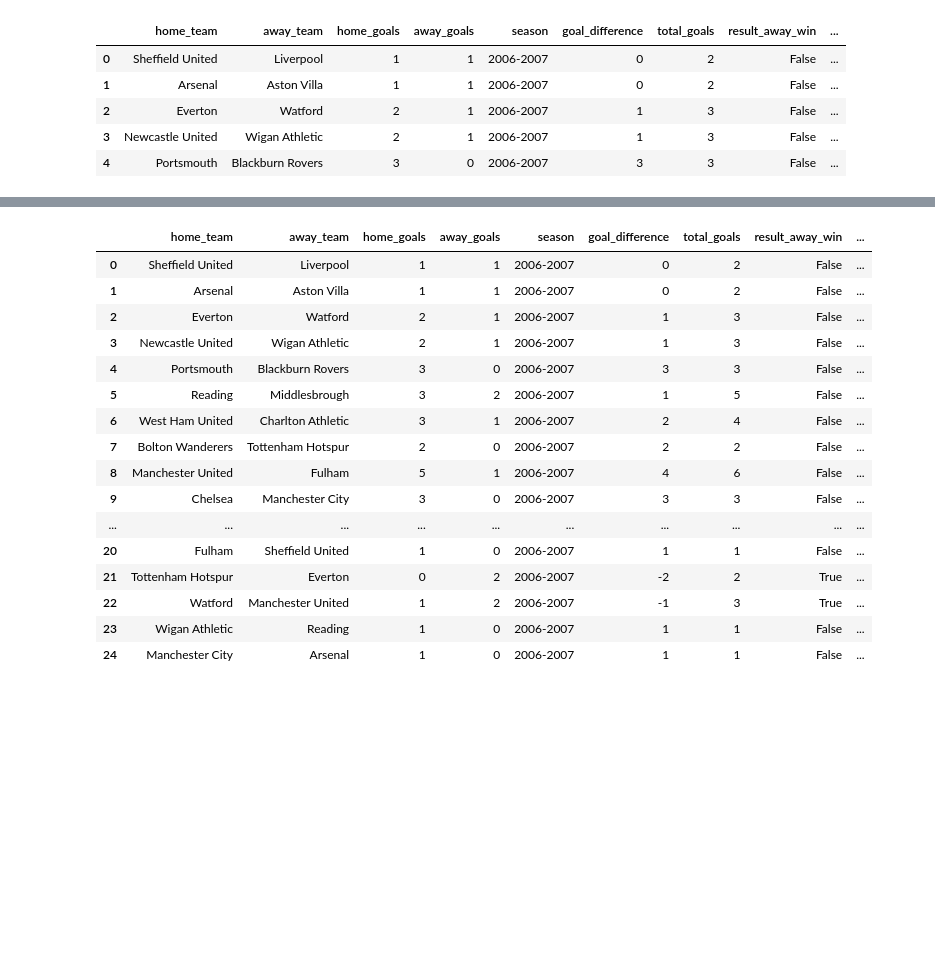
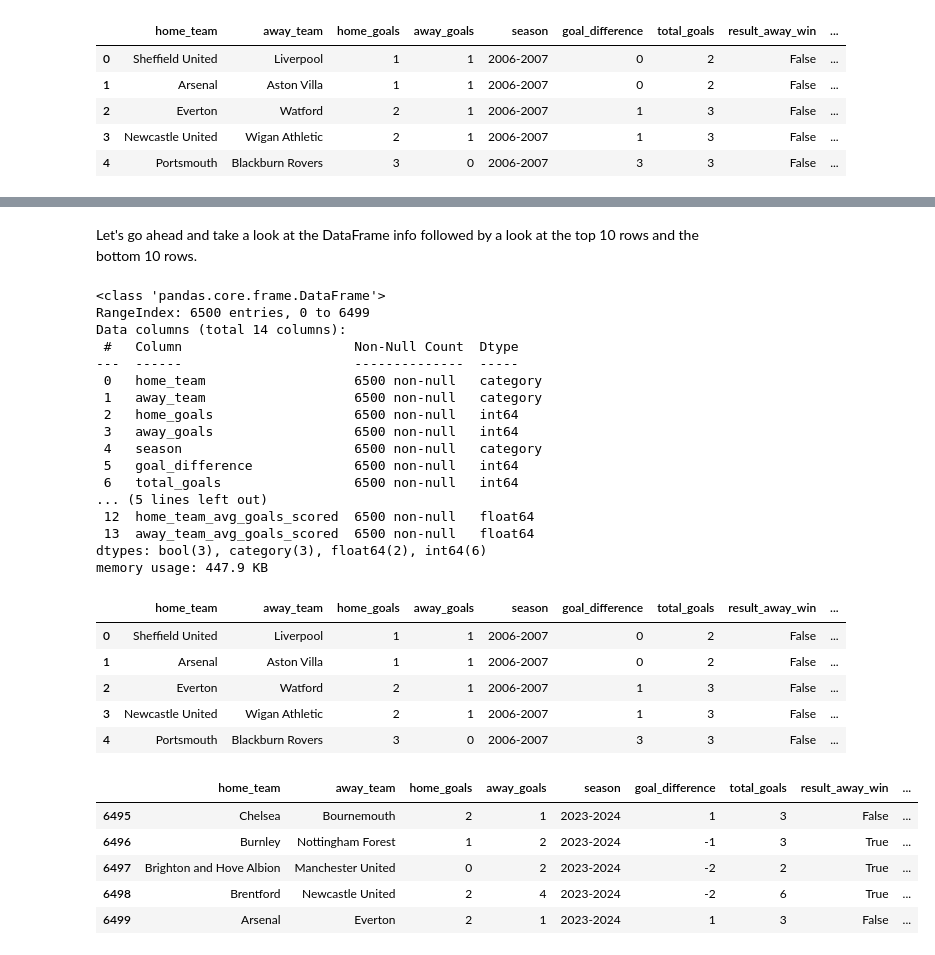
Before and after one commit to AlexHunter89/Premier-League-Data-Analysis, a Jupyter notebook: prem_league_analysis_notebook.ipynb, the cells around one changed output, grey strips where cells are left out. Drawn from its saved outputs; the diff is of its cells as text; code cells hidden in the pictures; blank space fills up the shorter version.

```diff
--- a/prem_league_analysis_notebook.ipynb
+++ b/prem_league_analysis_notebook.ipynb
@@ -271,8 +271,9 @@ def calculate_average_goals_seasonal(df):
             home_team_cumulative_total = home_team_home_goals_total + home_team_away_goals_total
             home_team_games_count = len(home_team_home_goals_table) + len(home_team_away_goals_table)
             home_team_cumulative_average = home_team_cumulative_total / home_team_games_count if home_team_games_count > 0 else 0
-            df.iloc[index, df.columns.get_loc('home_team_avg_goals_scored')] = home_team_cumulative_average
-            df.iloc[index, df.columns.get_loc('home_team_goals_scored')] = home_team_cumulative_total
+            home_team_cumulative_average = round(home_team_cumulative_average, 2)
+            df.at[temp_season_df.index[index], 'home_team_avg_goals_scored'] = home_team_cumulative_average
+            df.at[temp_season_df.index[index], 'home_team_goals_scored'] = home_team_cumulative_total
 
             away_team_home_goals_table = temp_df[temp_df.home_team == away_team]
             away_team_away_goals_table = temp_df[temp_df.away_team == away_team]
@@ -281,13 +282,36 @@ def calculate_average_goals_seasonal(df):
             away_team_cumulative_total = away_team_home_goals_total + away_team_away_goals_total
             away_team_games_count = len(away_team_home_goals_table) + len(away_team_away_goals_table)
             away_team_cumulative_average = away_team_cumulative_total / away_team_games_count if away_team_games_count > 0 else 0
-            df.iloc[index, df.columns.get_loc('away_team_avg_goals_scored')] = away_team_cumulative_average
-            df.iloc[index, df.columns.get_loc('away_team_goals_scored')] = away_team_cumulative_total
+            away_team_cumulative_average = round(away_team_cumulative_average, 2)
+            df.at[temp_season_df.index[index], 'away_team_avg_goals_scored'] = away_team_cumulative_average
+            df.at[temp_season_df.index[index], 'away_team_goals_scored'] = away_team_cumulative_total
     return df
 # %%
 results_df = calculate_average_goals_seasonal(results_df)
+# %% [markdown]
+Let's go ahead and take a look at the DataFrame info followed by a look at the top 10 rows and the bottom 10 rows.
+# %%
+results_df.info()
+# %% [output]
+<class 'pandas.core.frame.DataFrame'>
+RangeIndex: 6500 entries, 0 to 6499
+Data columns (total 14 columns):
+ #   Column                      Non-Null Count  Dtype
+---  ------                      --------------  -----
+ 0   home_team                   6500 non-null   category
+ 1   away_team                   6500 non-null   category
+ 2   home_goals                  6500 non-null   int64
+ 3   away_goals                  6500 non-null   int64
+ 4   season                      6500 non-null   category
+ 5   goal_difference             6500 non-null   int64
+ 6   total_goals                 6500 non-null   int64
+... (5 lines left out)
+ 12  home_team_avg_goals_scored  6500 non-null   float64
+ 13  away_team_avg_goals_scored  6500 non-null   float64
+dtypes: bool(3), category(3), float64(2), int64(6)
+memory usage: 447.9 KB
 # %%
-results_df.head(25)
+results_df.head()
 # %% [output]
 |  | home_team | away_team | home_goals | away_goals | season | goal_difference | total_goals | result_away_win | ... |
 | 0 | Sheffield United | Liverpool | 1 | 1 | 2006-2007 | 0 | 2 | False | ... |
@@ -295,14 +319,12 @@ results_df.head(25)
 | 2 | Everton | Watford | 2 | 1 | 2006-2007 | 1 | 3 | False | ... |
 | 3 | Newcastle United | Wigan Athletic | 2 | 1 | 2006-2007 | 1 | 3 | False | ... |
 | 4 | Portsmouth | Blackburn Rovers | 3 | 0 | 2006-2007 | 3 | 3 | False | ... |
-| 5 | Reading | Middlesbrough | 3 | 2 | 2006-2007 | 1 | 5 | False | ... |
-| 6 | West Ham United | Charlton Athletic | 3 | 1 | 2006-2007 | 2 | 4 | False | ... |
-| 7 | Bolton Wanderers | Tottenham Hotspur | 2 | 0 | 2006-2007 | 2 | 2 | False | ... |
-| 8 | Manchester United | Fulham | 5 | 1 | 2006-2007 | 4 | 6 | False | ... |
-| 9 | Chelsea | Manchester City | 3 | 0 | 2006-2007 | 3 | 3 | False | ... |
-| ... | ... | ... | ... | ... | ... | ... | ... | ... | ... |
-| 20 | Fulham | Sheffield United | 1 | 0 | 2006-2007 | 1 | 1 | False | ... |
-| 21 | Tottenham Hotspur | Everton | 0 | 2 | 2006-2007 | -2 | 2 | True | ... |
-| 22 | Watford | Manchester United | 1 | 2 | 2006-2007 | -1 | 3 | True | ... |
-| 23 | Wigan Athletic | Reading | 1 | 0 | 2006-2007 | 1 | 1 | False | ... |
-| 24 | Manchester City | Arsenal | 1 | 0 | 2006-2007 | 1 | 1 | False | ... |
+# %%
+results_df.tail()
+# %% [output]
+|  | home_team | away_team | home_goals | away_goals | season | goal_difference | total_goals | result_away_win | ... |
+| 6495 | Chelsea | Bournemouth | 2 | 1 | 2023-2024 | 1 | 3 | False | ... |
+| 6496 | Burnley | Nottingham Forest | 1 | 2 | 2023-2024 | -1 | 3 | True | ... |
+| 6497 | Brighton and Hove Albion | Manchester United | 0 | 2 | 2023-2024 | -2 | 2 | True | ... |
+| 6498 | Brentford | Newcastle United | 2 | 4 | 2023-2024 | -2 | 6 | True | ... |
+| 6499 | Arsenal | Everton | 2 | 1 | 2023-2024 | 1 | 3 | False | ... |
```
Also changed, not shown: parts of 1 cell of this notebook.
